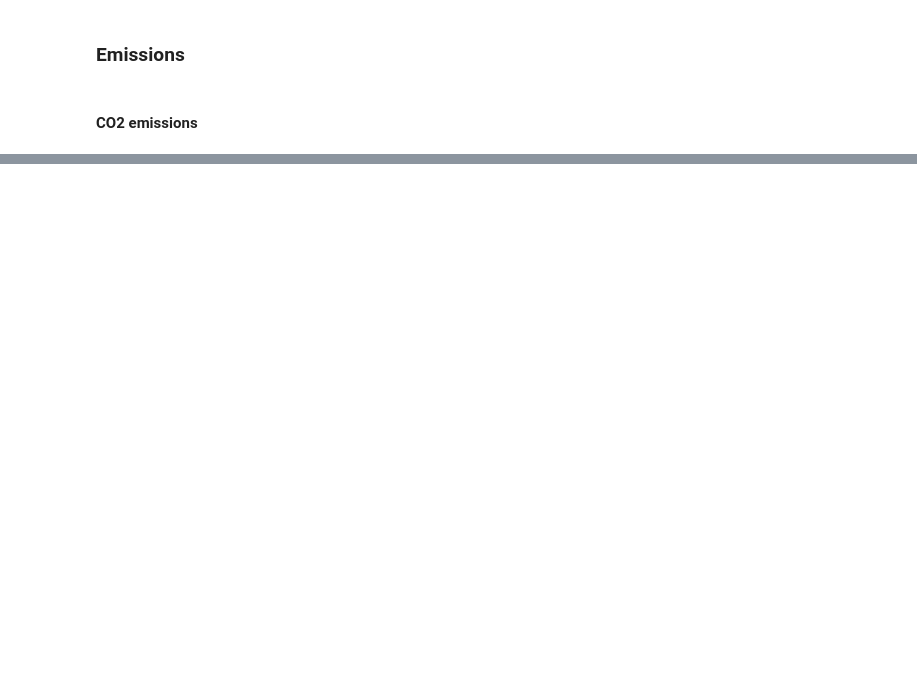
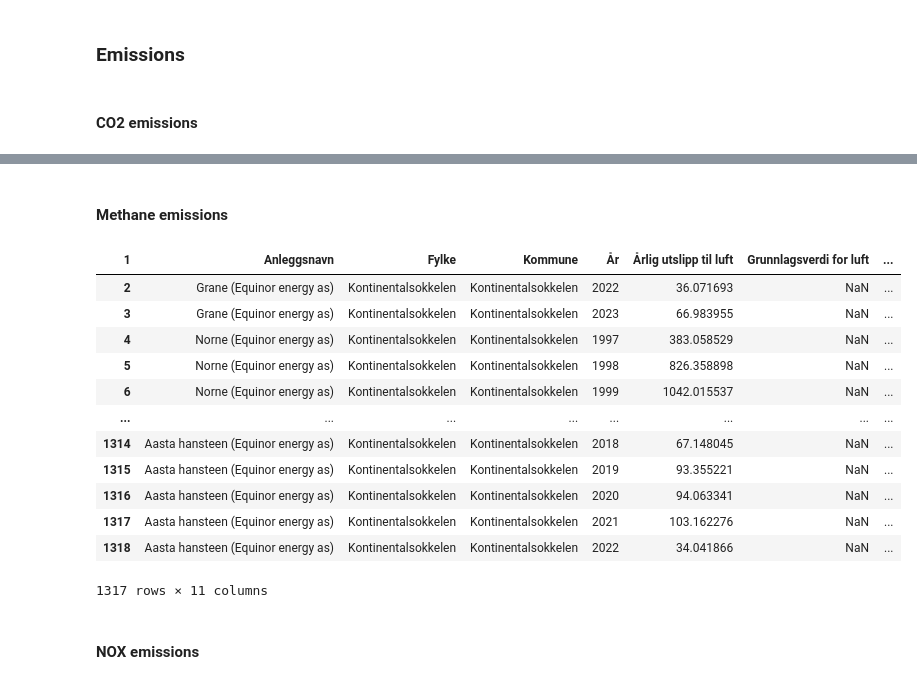
Before and after one commit to percw/Norwegian_oil_gas_decarbonization, a Jupyter notebook: notebooks/production_and_emission_data.ipynb, the cells around one changed output, grey strips where cells are left out. Drawn from its saved outputs; the diff is of its cells as text; code cells hidden in the pictures; blank space fills up the shorter version.

```diff
--- a/notebooks/production_and_emission_data.ipynb
+++ b/notebooks/production_and_emission_data.ipynb
@@ -260,7 +193,7 @@ display(movable_facilities_df)
 # %% [markdown]
 #### CO2 emissions
 # %%
-base_url = "https://github.com/percw/Norwegian_oil_gas_decarbonization/raw/main/data/raw_data/emission and production/"
+base_url = "https://github.com/percw/Norwegian_oil_gas_decarbonization/raw/main/data/raw_data/emission_and_production/"
 
-emission_co2_url = base_url + "Emissions_CO2.xlsx"
-emission_co2_df = fetch_dataframe(emission_co2_url, filetype='excel')
+emissions_co2_url = base_url + "Emissions_CO2.xlsx"
+emissions_co2_df = fetch_dataframe(emissions_co2_url, filetype='excel')
@@ -346,0 +220,27 @@ array(['Grane (Equinor energy as)', 'Norne (Equinor energy as)',
+# %% [markdown]
+#### Methane emissions
+# %%
+emissions_ch4_url = base_url + "Emissions_methane.xlsx"
+emissions_ch4_df = fetch_dataframe(emissions_ch4_url, filetype='excel')
+# %%
+# Setting row 0 as column names
+emissions_ch4_df.columns = emissions_ch4_df.iloc[1]
+emissions_ch4_df = emissions_ch4_df[2:]
+
+display(emissions_ch4_df)
+# %% [output]
+| 1 | Anleggsnavn | Fylke | Kommune | År | Årlig utslipp til luft | Grunnlagsverdi for luft | ... |
+| 2 | Grane (Equinor energy as) | Kontinentalsokkelen | Kontinentalsokkelen | 2022 | 36.071693 | NaN | ... |
+| 3 | Grane (Equinor energy as) | Kontinentalsokkelen | Kontinentalsokkelen | 2023 | 66.983955 | NaN | ... |
+| 4 | Norne (Equinor energy as) | Kontinentalsokkelen | Kontinentalsokkelen | 1997 | 383.058529 | NaN | ... |
+| 5 | Norne (Equinor energy as) | Kontinentalsokkelen | Kontinentalsokkelen | 1998 | 826.358898 | NaN | ... |
+| 6 | Norne (Equinor energy as) | Kontinentalsokkelen | Kontinentalsokkelen | 1999 | 1042.015537 | NaN | ... |
+| ... | ... | ... | ... | ... | ... | ... | ... |
+| 1314 | Aasta hansteen (Equinor energy as) | Kontinentalsokkelen | Kontinentalsokkelen | 2018 | 67.148045 | NaN | ... |
+| 1315 | Aasta hansteen (Equinor energy as) | Kontinentalsokkelen | Kontinentalsokkelen | 2019 | 93.355221 | NaN | ... |
+| 1316 | Aasta hansteen (Equinor energy as) | Kontinentalsokkelen | Kontinentalsokkelen | 2020 | 94.063341 | NaN | ... |
+| 1317 | Aasta hansteen (Equinor energy as) | Kontinentalsokkelen | Kontinentalsokkelen | 2021 | 103.162276 | NaN | ... |
+| 1318 | Aasta hansteen (Equinor energy as) | Kontinentalsokkelen | Kontinentalsokkelen | 2022 | 34.041866 | NaN | ... |
+1317 rows × 11 columns
+# %% [markdown]
+#### NOX emissions
```
Also changed, not shown: parts of 44 cells of this notebook.
